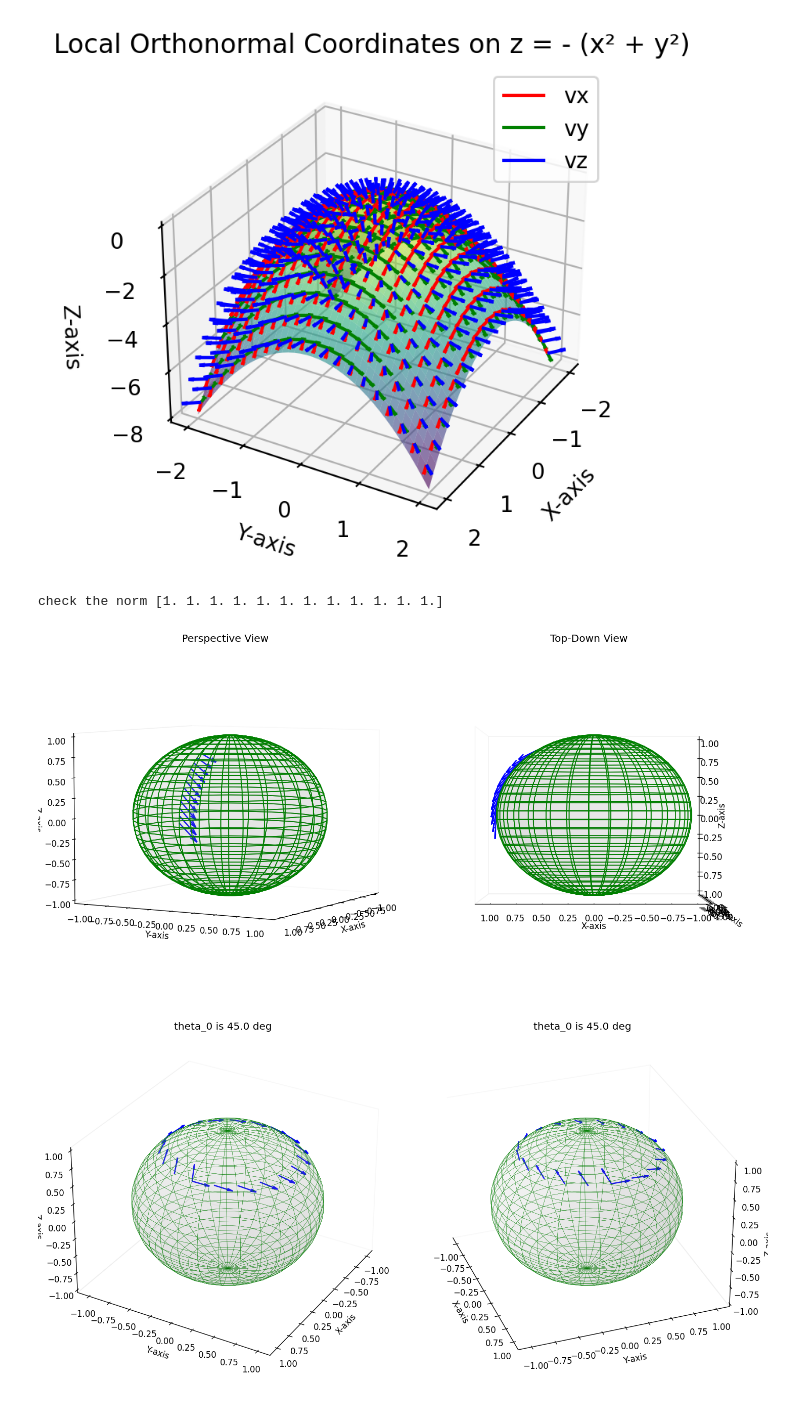
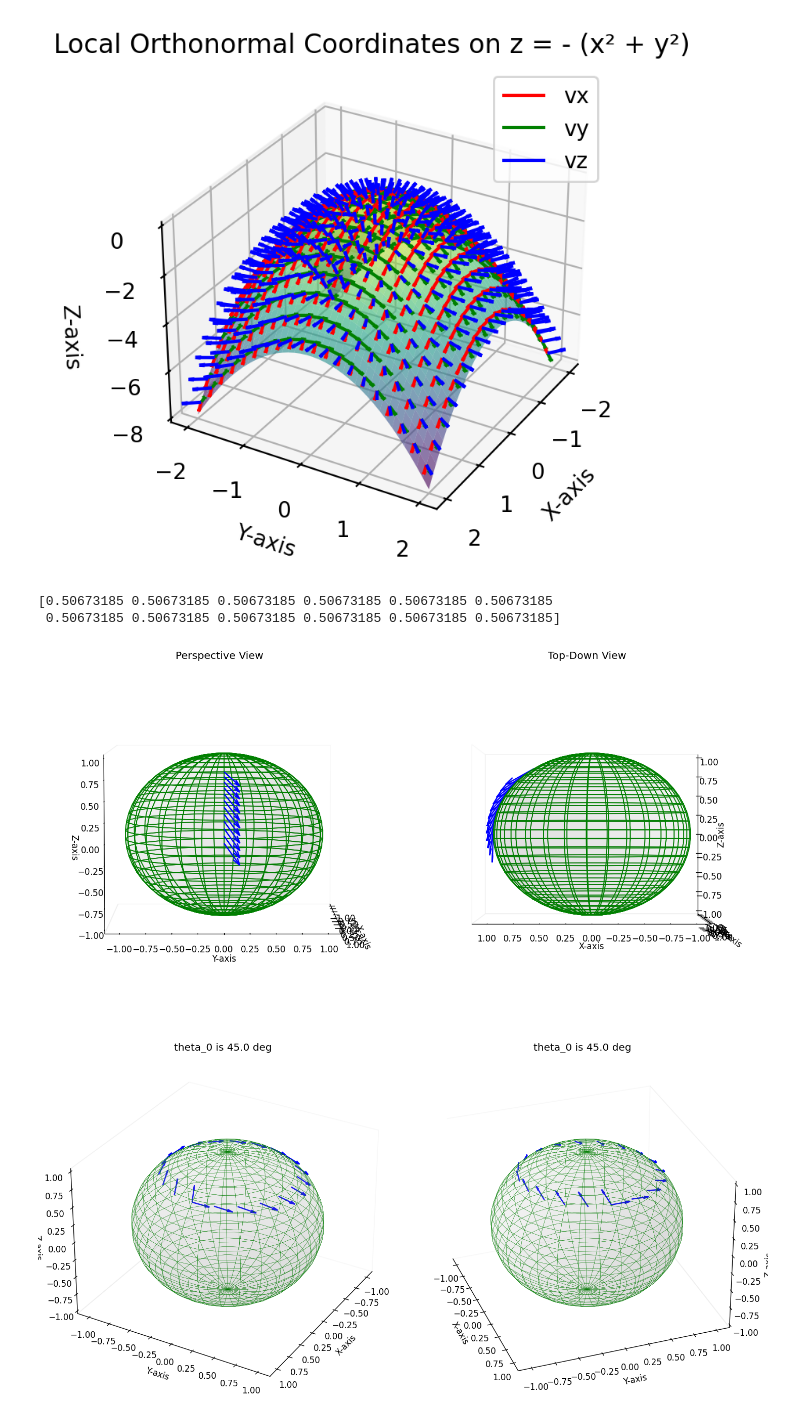
Before and after one commit to WyrdHY/Archive_P2, a Jupyter notebook: Code/Pset2_Prob1.ipynb, the cells around one changed output. Drawn from its saved outputs; the diff is of its cells as text; code cells hidden in the pictures.

```diff
--- a/Code/Pset2_Prob1.ipynb
+++ b/Code/Pset2_Prob1.ipynb
@@ -267,7 +274,7 @@ X_highlight, Y_highlight, Z_highlight = sphere2cart(theta_position, phi_highligh
 
 # Define vector transport parameters
 a = 0.5
-beta = 0.8
+beta = 0.5
 theta_0 = np.pi / 5
 Ux_norm = []
 Uy_norm = []
@@ -275,8 +282,8 @@ Uz_norm = []
 for i in range(len(theta_position)):
     theta_i = theta_position[i]
     # Compute the transported vector components
-    Ux_i = a * np.cos(theta_i) * np.cos(phi_highlight[i]) + beta * np.sin(theta_0) / np.sin(theta_i) * (-np.sin(phi_highlight[i]))
-    Uy_i = a * np.cos(theta_i) * np.sin(phi_highlight[i]) + beta * np.sin(theta_0) / np.sin(theta_i) * np.cos(phi_highlight[i])
+    Ux_i = a * np.cos(theta_i) * np.cos(phi_highlight[i]) + beta * np.sin(theta_0) * (-np.sin(phi_highlight[i]))
+    Uy_i = a * np.cos(theta_i) * np.sin(phi_highlight[i]) + beta * np.sin(theta_0) * np.cos(phi_highlight[i])
     Uz_i = -a * np.sin(theta_i)
     # Compute the normalization factor for this specific theta_i
     A_i = np.sqrt(Ux_i**2 + Uy_i**2 + Uz_i**2)
@@ -289,43 +296,45 @@ Ux_norm = np.array(Ux_norm)
 Uy_norm = np.array(Uy_norm)
 Uz_norm = np.array(Uz_norm)
 norm = Ux_norm**2 + Uy_norm**2 + Uz_norm**2
-print('check the norm', norm)
+print(Uy_norm)
+
 
 fig = plt.figure(figsize=(12,6), dpi=120)  # Make it wider for side-by-side
 
 # First subplot (Perspective View)
 ax1 = fig.add_subplot(1, 2, 1, projection='3d')
 ax1.plot_surface(X, Y, Z, color='lightgray', edgecolor='g', alpha=0.1)
 ax1.quiver(X_highlight, Y_highlight, Z_highlight, Ux_norm, Uy_norm, Uz_norm, color='b', length=0.3, normalize=True)
 ax1.set_xlabel("X-axis")
 ax1.set_ylabel("Y-axis")
 ax1.set_zlabel("Z-axis")
 ax1.set_title("Perspective View")
-ax1.view_init(elev=5, azim=30)
+ax1.view_init(elev=5, azim=0)
 ax1.grid(False)
 ax1.xaxis.pane.fill = False
 ax1.yaxis.pane.fill = False
 ax1.zaxis.pane.fill = False
 
 # Second subplot (Top-Down View)
 ax2 = fig.add_subplot(1, 2, 2, projection='3d')
 ax2.plot_surface(X, Y, Z, color='lightgray', edgecolor='g', alpha=0.1)
 ax2.quiver(X_highlight, Y_highlight, Z_highlight, Ux_norm, Uy_norm, Uz_norm, color='b', length=0.4, normalize=True)
 ax2.set_xlabel("X-axis")
 ax2.set_ylabel("Y-axis")
 ax2.set_zlabel("Z-axis")
 ax2.set_title("Top-Down View")
 ax2.view_init(elev=0, azim=90)  # Directly from above
 ax2.grid(False)
 ax2.xaxis.pane.fill = False
 ax2.yaxis.pane.fill = False
 ax2.zaxis.pane.fill = False
 
 plt.tight_layout()  # Adjust layout for better spacing
 plt.show()
 # %% [output]
-check the norm [1. 1. 1. 1. 1. 1. 1. 1. 1. 1. 1. 1.]
+[0.50673185 0.50673185 0.50673185 0.50673185 0.50673185 0.50673185
+ 0.50673185 0.50673185 0.50673185 0.50673185 0.50673185 0.50673185]
-[figure, old version]
+[figure, new version]
 # %%
 # Prob 1(f)
 
```
Also changed, not shown: parts of 1 cell of this notebook, 2 other files.
